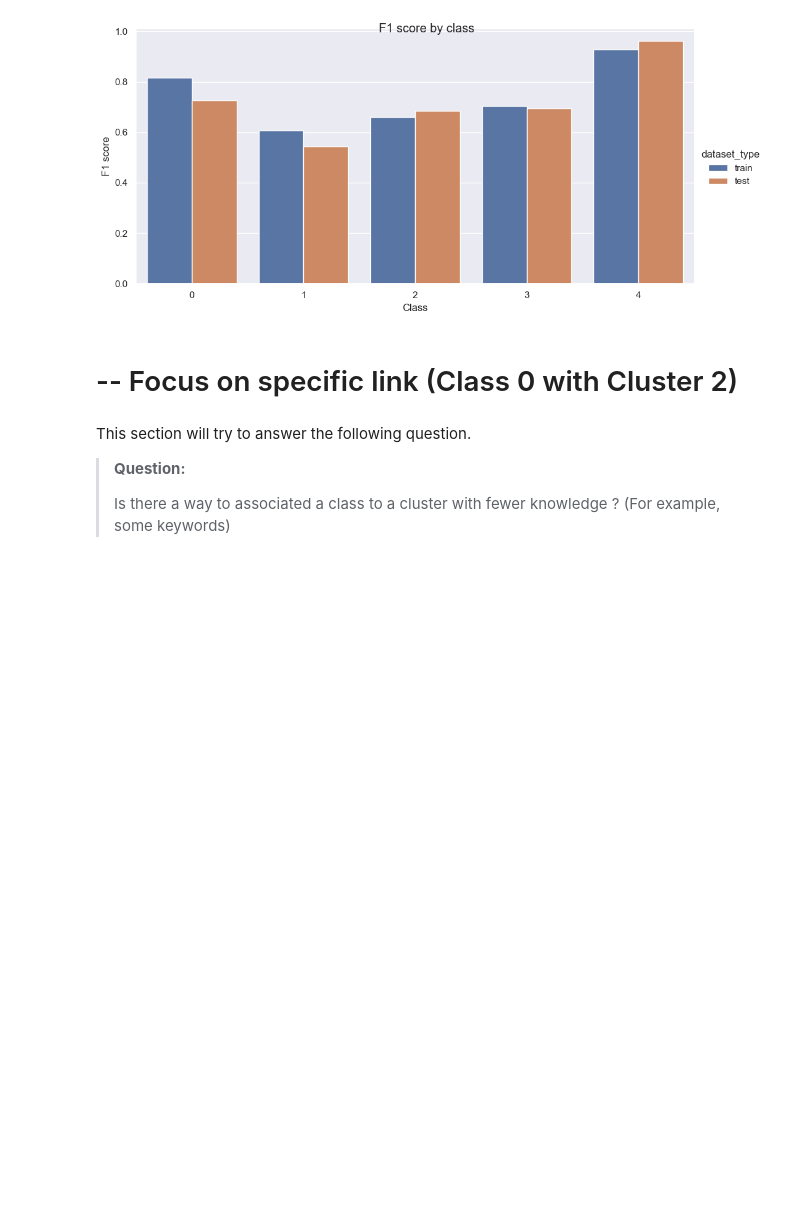
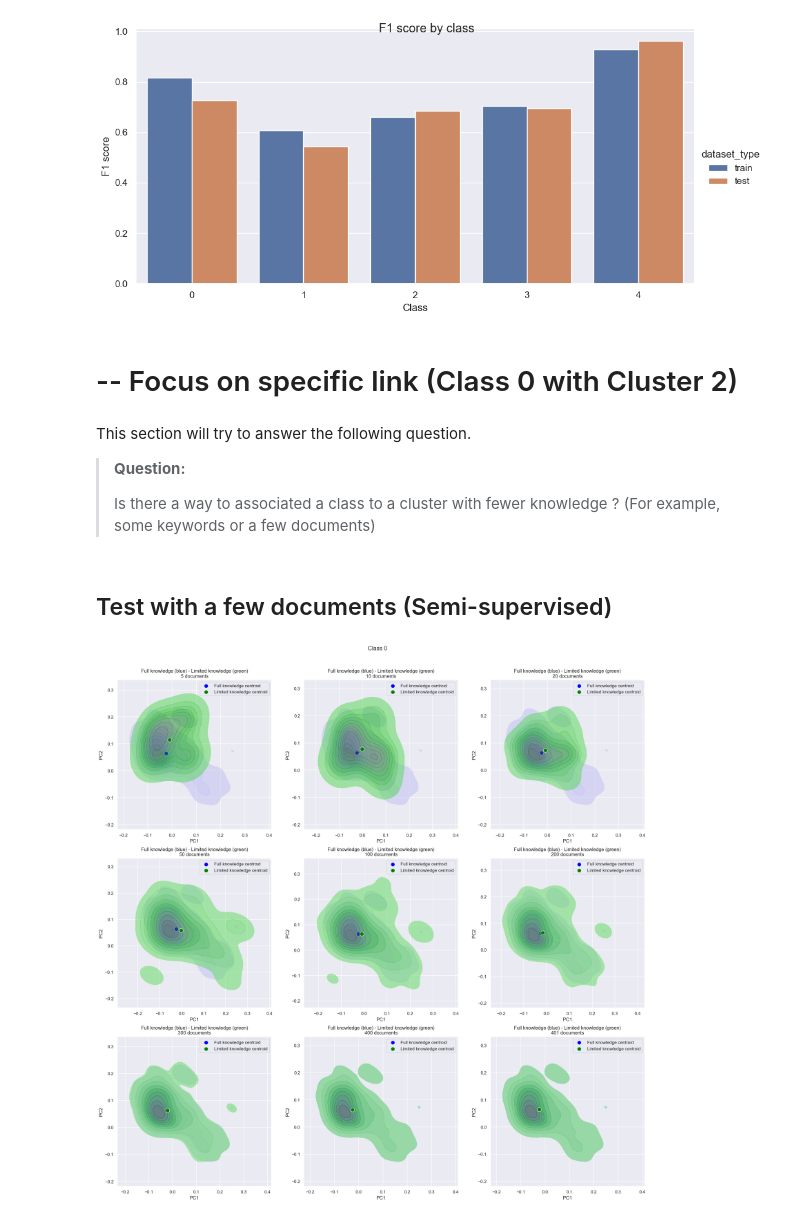
Before and after one commit to yoest/Topic-Modeling-Analysis, a Jupyter notebook: models/topic_clustering/tfidf_kmeans.ipynb, the cells around one changed output. Cells and saved outputs as stored; diff of their text form; code cells hidden in the pictures; blank space fills up the shorter version.

Commit message:
Compare full knowledge with limited knowledge of documents

```diff
--- a/models/topic_clustering/tfidf_kmeans.ipynb
+++ b/models/topic_clustering/tfidf_kmeans.ipynb
@@ -177,4 +177,52 @@ This section will try to answer the following question.
 
 > **Question:**
 >
-> Is there a way to associated a class to a cluster with fewer knowledge ? (For example, some keywords)
+> Is there a way to associated a class to a cluster with fewer knowledge ? (For example, some keywords or a few documents)
+# %% [markdown]
+## Test with a few documents (Semi-supervised)
+# %%
+FOCUSED_CLASS = 0
+FOCUSED_CLUSTER = 2
+# %%
+def get_class_point_with_dataset():
+    tfidf_vectors = get_tfidf(bbc_news_df)
+
+    pca = PCA(n_components=2)
+    base_features = tfidf_vectors.toarray()
+    reduced_features = pca.fit_transform(base_features)
+
+    return reduced_features[bbc_news_df['class_index'] == FOCUSED_CLASS]
+# %%
+full_knowledge_class_points = get_class_point_with_dataset()
+full_knowledge_centroid = compute_centroid_of_set_points(full_knowledge_class_points)
+
+n_known_documents_range = [5, 10, 20, 50, 100, 200, 300, 400, 500]
+
+fig, ax = plt.subplots(len(n_known_documents_range) // 3, 3, figsize=(20, 20))
+fig.suptitle(f'Class {FOCUSED_CLASS}')
+fig.tight_layout(pad=4.0)
+
+x, y = 0, 0
+
+for i, n_known_documents in enumerate(n_known_documents_range):
+    limited_knowledge_class_points = get_class_point_with_dataset()
+    limited_knowledge_class_points = limited_knowledge_class_points[:n_known_documents]
+    limited_knowledge_centroid = compute_centroid_of_set_points(limited_knowledge_class_points)
+
+    sns.kdeplot(x=full_knowledge_class_points[:, 0], y=full_knowledge_class_points[:, 1], ax=ax[x, y], fill=True, alpha=0.5, color='blue')
+    sns.scatterplot(x=[full_knowledge_centroid[0]], y=[full_knowledge_centroid[1]], ax=ax[x, y], color='blue', s=100, label='Full knowledge centroid')
+
+    sns.kdeplot(x=limited_knowledge_class_points[:, 0], y=limited_knowledge_class_points[:, 1], ax=ax[x, y], fill=True, alpha=0.5, color='green')
+    sns.scatterplot(x=[limited_knowledge_centroid[0]], y=[limited_knowledge_centroid[1]], ax=ax[x, y], color='green', s=100, label='Limited knowledge centroid')
+
+    ax[x, y].set_title(f'Full knowledge (blue) - Limited knowledge (green)\n{len(limited_knowledge_class_points)} documents')
+    ax[x, y].set_xlabel('PC1')
+    ax[x, y].set_ylabel('PC2')
+
+    if y == 2:
+        x += 1
+        y = 0
+    else:
+        y += 1
+# %% [output]
+[figure, added]
```
